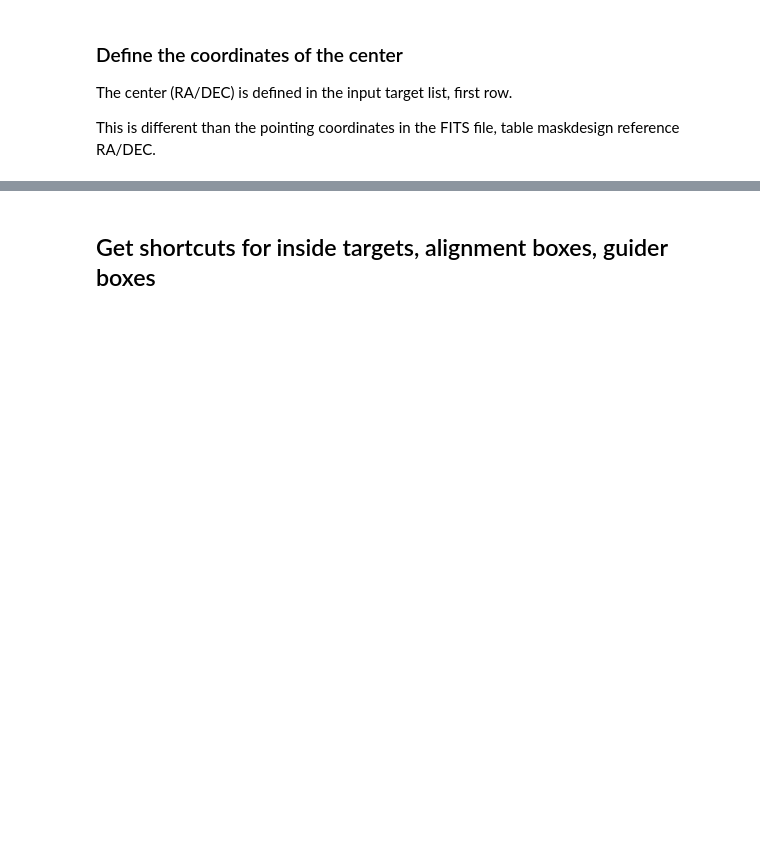
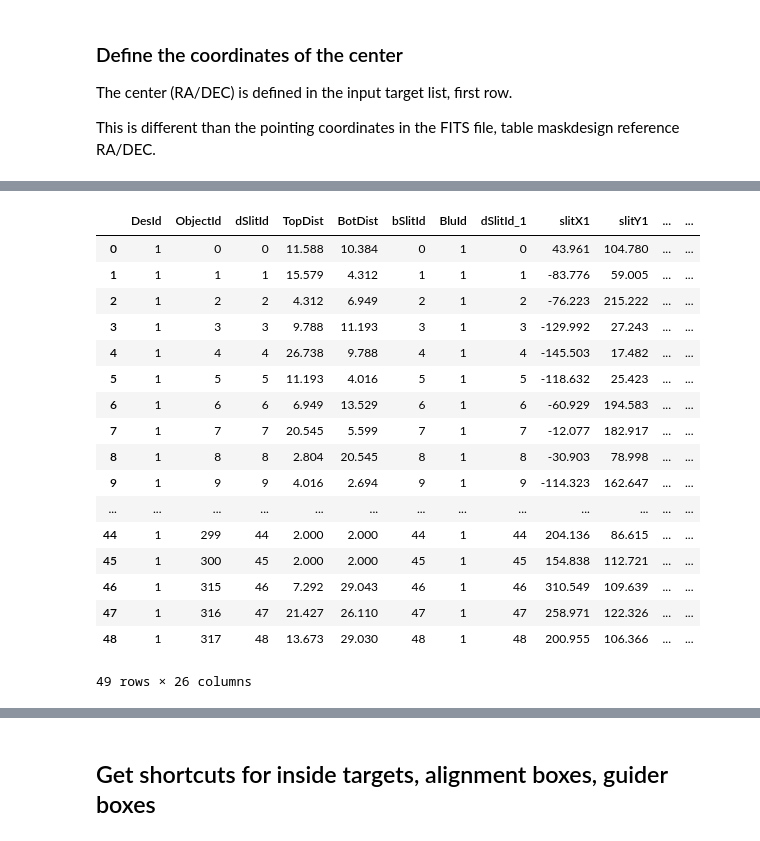
Before and after one commit to KeckObservatory/SlitmaskDesignTool, a Jupyter notebook: Notebooks/MaskDesignInputFitsFile_Test.ipynb, the cells around one changed output, grey strips where cells are left out. Saved outputs shown, nothing was run; the diff lists cells and outputs as text; code cells hidden in the pictures; blank space fills up the shorter version.

```diff
--- a/Notebooks/MaskDesignInputFitsFile_Test.ipynb
+++ b/Notebooks/MaskDesignInputFitsFile_Test.ipynb
@@ -72,7 +76,7 @@ dict_keys(['M53_GAIA_Gmag_le_16_hp4_out', 'M53_GAIA_Gmag_le_16_hp0_out'])
 # %% [markdown]
 # Select Input file
 # %%
-designInfo = Test_Inputs["M53_GAIA_Gmag_le_16_hp4_out"]
+designInfo = Test_Inputs["CetusIII"]
 
 #designInfo = Test_Inputs['dec0Pa75']
 FileName, input_RA, input_DEC, fieldPA, haDeg, flag = designInfo
@@ -104,3 +108,24 @@ cenRA, cenDEC, FileName
 mdf = MaskDesignInputFitsFile(FileName)
 # %% [output]
 [interactive output not drawn]
+# %%
+mdf.allSlits[mdf.allSlits.inM]
+# %% [output]
+|  | DesId | ObjectId | dSlitId | TopDist | BotDist | bSlitId | BluId | dSlitId_1 | slitX1 | slitY1 | ... | ... |
+| 0 | 1 | 0 | 0 | 11.588 | 10.384 | 0 | 1 | 0 | 43.961 | 104.780 | ... | ... |
+| 1 | 1 | 1 | 1 | 15.579 | 4.312 | 1 | 1 | 1 | -83.776 | 59.005 | ... | ... |
+| 2 | 1 | 2 | 2 | 4.312 | 6.949 | 2 | 1 | 2 | -76.223 | 215.222 | ... | ... |
+| 3 | 1 | 3 | 3 | 9.788 | 11.193 | 3 | 1 | 3 | -129.992 | 27.243 | ... | ... |
+| 4 | 1 | 4 | 4 | 26.738 | 9.788 | 4 | 1 | 4 | -145.503 | 17.482 | ... | ... |
+| 5 | 1 | 5 | 5 | 11.193 | 4.016 | 5 | 1 | 5 | -118.632 | 25.423 | ... | ... |
+| 6 | 1 | 6 | 6 | 6.949 | 13.529 | 6 | 1 | 6 | -60.929 | 194.583 | ... | ... |
+| 7 | 1 | 7 | 7 | 20.545 | 5.599 | 7 | 1 | 7 | -12.077 | 182.917 | ... | ... |
+| 8 | 1 | 8 | 8 | 2.804 | 20.545 | 8 | 1 | 8 | -30.903 | 78.998 | ... | ... |
+| 9 | 1 | 9 | 9 | 4.016 | 2.694 | 9 | 1 | 9 | -114.323 | 162.647 | ... | ... |
+| ... | ... | ... | ... | ... | ... | ... | ... | ... | ... | ... | ... | ... |
+| 44 | 1 | 299 | 44 | 2.000 | 2.000 | 44 | 1 | 44 | 204.136 | 86.615 | ... | ... |
+| 45 | 1 | 300 | 45 | 2.000 | 2.000 | 45 | 1 | 45 | 154.838 | 112.721 | ... | ... |
+| 46 | 1 | 315 | 46 | 7.292 | 29.043 | 46 | 1 | 46 | 310.549 | 109.639 | ... | ... |
+| 47 | 1 | 316 | 47 | 21.427 | 26.110 | 47 | 1 | 47 | 258.971 | 122.326 | ... | ... |
+| 48 | 1 | 317 | 48 | 13.673 | 29.030 | 48 | 1 | 48 | 200.955 | 106.366 | ... | ... |
+49 rows × 26 columns
```
Also changed, not shown: parts of 12 cells of this notebook, 17 other files.
